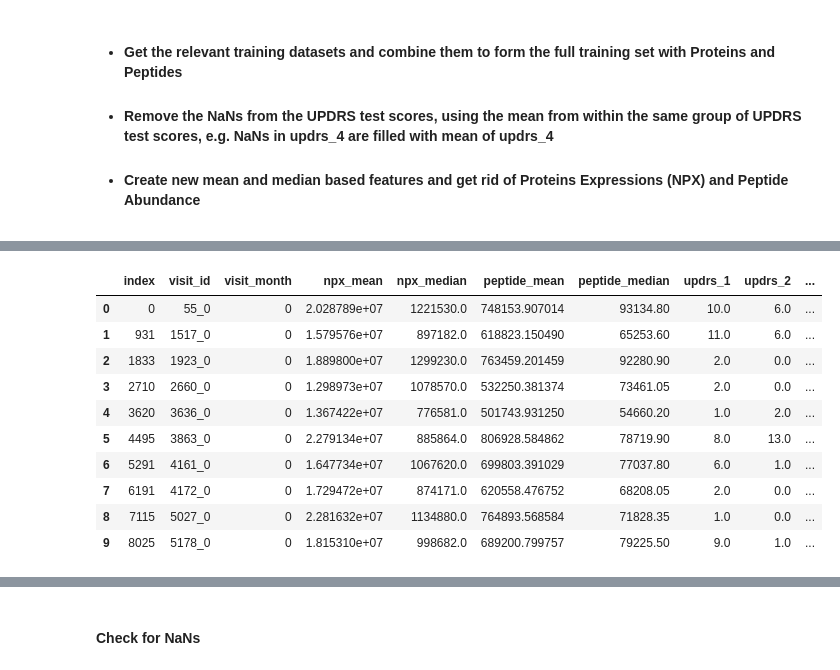
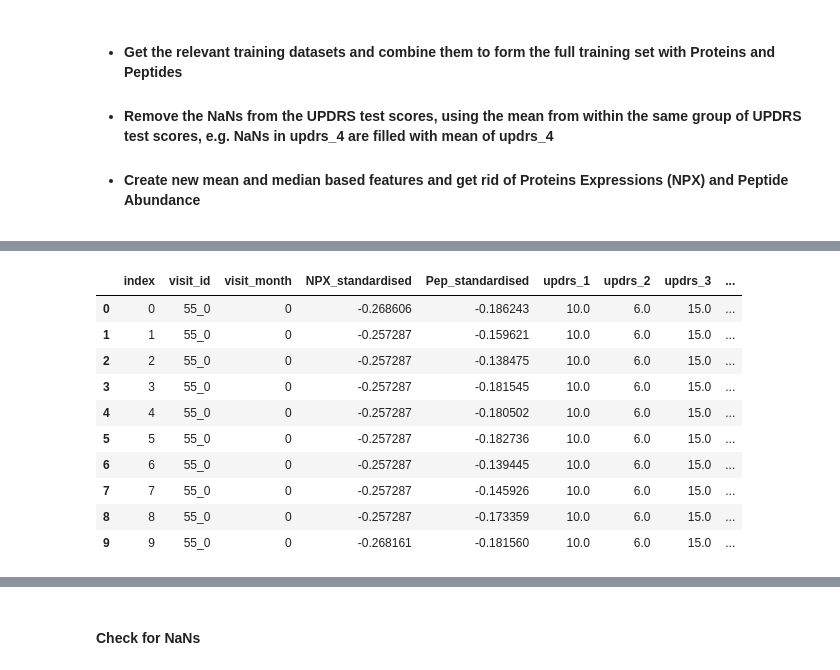
Before and after one commit to sumaniitm/AMP-parkinsons-disease-progression-prediction, a Jupyter notebook: amp-parkinson-s-disease-progression-prediction.ipynb, the cells around one changed output, grey strips where cells are left out. Saved outputs shown, nothing was run; the diff lists cells and outputs as text; code cells hidden in the pictures.

```diff
--- a/amp-parkinson-s-disease-progression-prediction.ipynb
+++ b/amp-parkinson-s-disease-progression-prediction.ipynb
@@ -120,0 +91,4 @@ full_training_data.groupby(['UniProt']).agg(Peptide_unique=('Peptide', 'nunique'
+# %%
+full_training_data['NPX_standardised'] = (full_training_data['NPX'] - full_training_data['NPX'].mean())/full_training_data['NPX'].std()
+full_training_data['Pep_standardised'] = (full_training_data['PeptideAbundance'] - full_training_data['PeptideAbundance'].mean())/full_training_data['PeptideAbundance'].std()
+full_training_data.head(10)
@@ -120,0 +107,5 @@ full_training_data.groupby(['UniProt']).agg(Peptide_unique=('Peptide', 'nunique'
+# %%
+
+temp = full_training_data[full_training_data['visit_month']==0]
+#temp.plot(kind="scatter", x="UniProt", y="NPX", alpha=0.3, figsize=(20,12))
+temp.head(10)
@@ -130,44 +133,49 @@ gc.collect()
 
 train_clinical_data_df = pd.read_csv('/kaggle/input/amp-parkinsons-disease-progression-prediction/train_clinical_data.csv')
 
 merged_data = pd.merge(pro_pep_join, train_clinical_data_df, on=['patient_id','visit_id','visit_month'], how='inner')
 
 del pro_pep_join, train_clinical_data_df
 gc.collect()
 
 full_training_data = pd.DataFrame()
 
 for i in [0,6,12,24]:
     temp = merged_data[merged_data['visit_month']==i]
     full_training_data = full_training_data.append(temp)
 
 full_training_data = full_training_data.drop(columns=['UniProt','Peptide','upd23b_clinical_state_on_medication','patient_id'])
 
 list_of_updrs_tests = ['updrs_1','updrs_2','updrs_3','updrs_4']
 
 for i in range(len(list_of_updrs_tests)):
     full_training_data[list_of_updrs_tests[i]].fillna(full_training_data[list_of_updrs_tests[i]].mean().round(decimals = 0), inplace=True)
 
-new_features = full_training_data.groupby(['visit_id','visit_month']).agg(npx_mean=('NPX', 'mean'), npx_median=('NPX', 'median')
+"""new_features = full_training_data.groupby(['visit_id','visit_month']).agg(npx_mean=('NPX', 'mean'), npx_median=('NPX', 'median')
                                                                           , peptide_mean=('PeptideAbundance', 'mean'), peptide_median=('PeptideAbundance', 'median')
                                                           ).reset_index(level=['visit_id','visit_month'])
 
-full_training_data = pd.merge(full_training_data, new_features, on=['visit_id','visit_month'], how='inner')
+full_training_data = pd.merge(full_training_data, new_features, on=['visit_id','visit_month'], how='inner')"""
+
+full_training_data['NPX_standardised'] = (full_training_data['NPX'] - full_training_data['NPX'].mean())/full_training_data['NPX'].std()
+full_training_data['Pep_standardised'] = (full_training_data['PeptideAbundance'] - full_training_data['PeptideAbundance'].mean())/full_training_data['PeptideAbundance'].std()
+
 full_training_data = full_training_data.drop(columns=['NPX','PeptideAbundance'])
 full_training_data = full_training_data.drop_duplicates(keep='first')
-full_training_data = full_training_data[['visit_id','visit_month','npx_mean','npx_median','peptide_mean','peptide_median','updrs_1','updrs_2','updrs_3','updrs_4']]
+#full_training_data = full_training_data[['visit_id','visit_month','npx_mean','npx_median','peptide_mean','peptide_median','updrs_1','updrs_2','updrs_3','updrs_4']]
+full_training_data = full_training_data[['visit_id','visit_month','NPX_standardised','Pep_standardised','updrs_1','updrs_2','updrs_3','updrs_4']]
 
 full_training_data = full_training_data.reset_index()
 full_training_data.head(10)
 # %% [output]
-|  | index | visit_id | visit_month | npx_mean | npx_median | peptide_mean | peptide_median | updrs_1 | updrs_2 | ... |
-| 0 | 0 | 55_0 | 0 | 2.028789e+07 | 1221530.0 | 748153.907014 | 93134.80 | 10.0 | 6.0 | ... |
-| 1 | 931 | 1517_0 | 0 | 1.579576e+07 | 897182.0 | 618823.150490 | 65253.60 | 11.0 | 6.0 | ... |
-| 2 | 1833 | 1923_0 | 0 | 1.889800e+07 | 1299230.0 | 763459.201459 | 92280.90 | 2.0 | 0.0 | ... |
-| 3 | 2710 | 2660_0 | 0 | 1.298973e+07 | 1078570.0 | 532250.381374 | 73461.05 | 2.0 | 0.0 | ... |
-| 4 | 3620 | 3636_0 | 0 | 1.367422e+07 | 776581.0 | 501743.931250 | 54660.20 | 1.0 | 2.0 | ... |
-| 5 | 4495 | 3863_0 | 0 | 2.279134e+07 | 885864.0 | 806928.584862 | 78719.90 | 8.0 | 13.0 | ... |
-| 6 | 5291 | 4161_0 | 0 | 1.647734e+07 | 1067620.0 | 699803.391029 | 77037.80 | 6.0 | 1.0 | ... |
-| 7 | 6191 | 4172_0 | 0 | 1.729472e+07 | 874171.0 | 620558.476752 | 68208.05 | 2.0 | 0.0 | ... |
-| 8 | 7115 | 5027_0 | 0 | 2.281632e+07 | 1134880.0 | 764893.568584 | 71828.35 | 1.0 | 0.0 | ... |
-| 9 | 8025 | 5178_0 | 0 | 1.815310e+07 | 998682.0 | 689200.799757 | 79225.50 | 9.0 | 1.0 | ... |
+|  | index | visit_id | visit_month | NPX_standardised | Pep_standardised | updrs_1 | updrs_2 | updrs_3 | ... |
+| 0 | 0 | 55_0 | 0 | -0.268606 | -0.186243 | 10.0 | 6.0 | 15.0 | ... |
+| 1 | 1 | 55_0 | 0 | -0.257287 | -0.159621 | 10.0 | 6.0 | 15.0 | ... |
+| 2 | 2 | 55_0 | 0 | -0.257287 | -0.138475 | 10.0 | 6.0 | 15.0 | ... |
+| 3 | 3 | 55_0 | 0 | -0.257287 | -0.181545 | 10.0 | 6.0 | 15.0 | ... |
+| 4 | 4 | 55_0 | 0 | -0.257287 | -0.180502 | 10.0 | 6.0 | 15.0 | ... |
+| 5 | 5 | 55_0 | 0 | -0.257287 | -0.182736 | 10.0 | 6.0 | 15.0 | ... |
+| 6 | 6 | 55_0 | 0 | -0.257287 | -0.139445 | 10.0 | 6.0 | 15.0 | ... |
+| 7 | 7 | 55_0 | 0 | -0.257287 | -0.145926 | 10.0 | 6.0 | 15.0 | ... |
+| 8 | 8 | 55_0 | 0 | -0.257287 | -0.173359 | 10.0 | 6.0 | 15.0 | ... |
+| 9 | 9 | 55_0 | 0 | -0.268161 | -0.181560 | 10.0 | 6.0 | 15.0 | ... |
```
Also changed, not shown: parts of 23 cells of this notebook.
